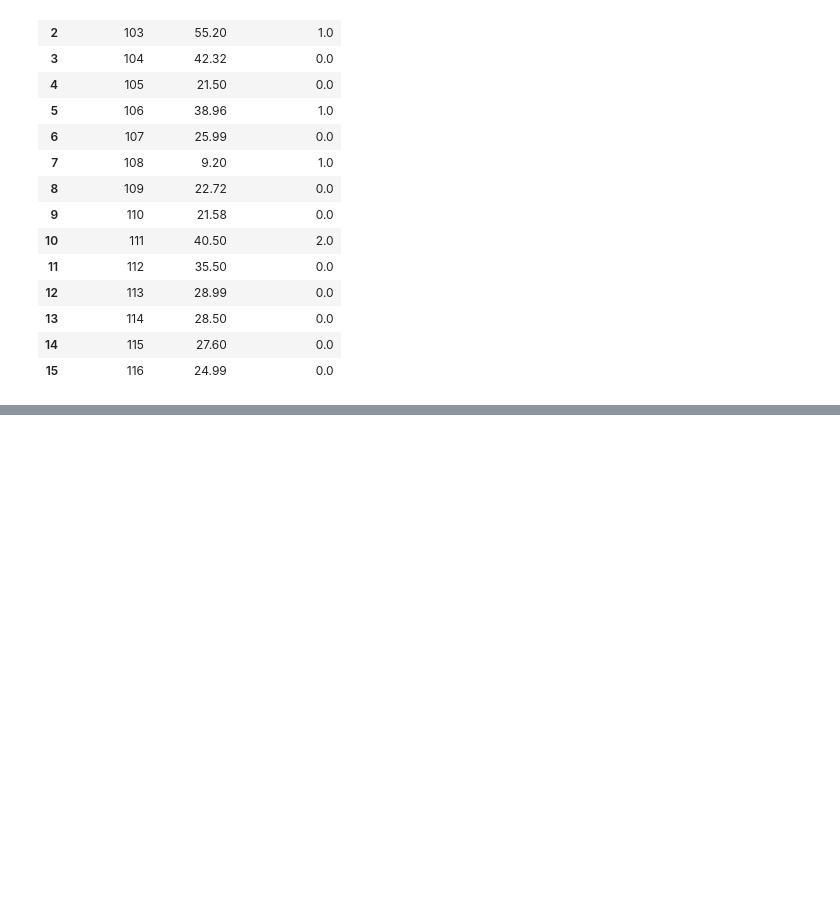
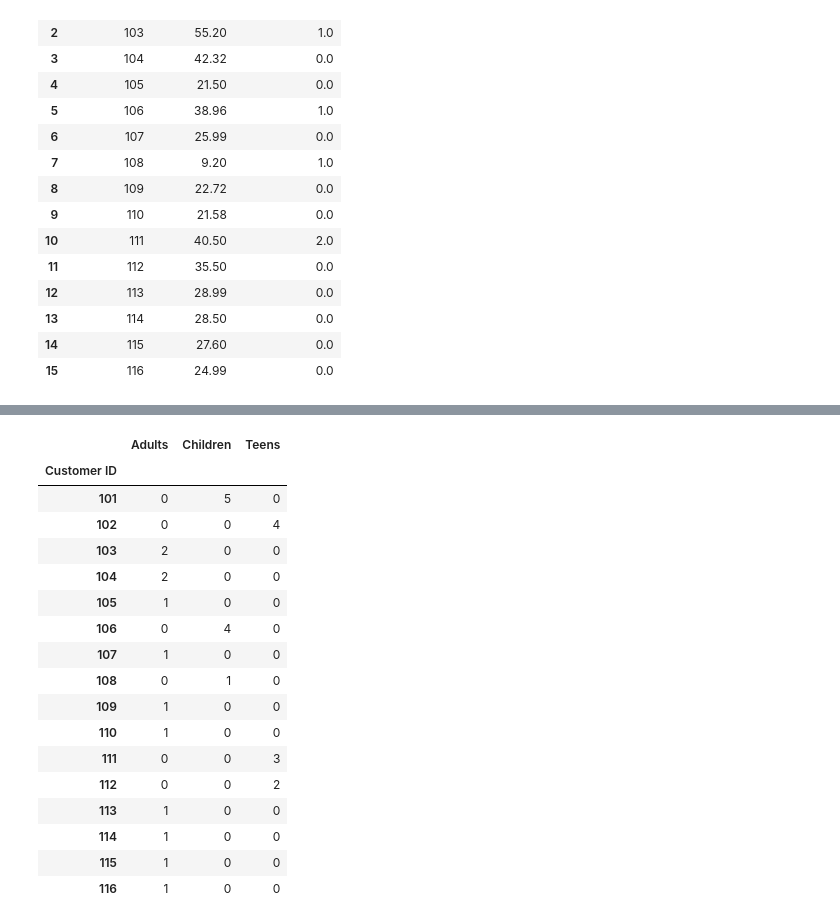
Before and after one commit to Jdalarmi/DataScience, a Jupyter notebook: app/Preparing_for_modeling/Concepts_Analysis.ipynb, the cells around one changed output, grey strips where cells are left out. Drawn from its saved outputs; the diff is of its cells as text; code cells hidden in the pictures; blank space fills up the shorter version.

```diff
--- a/app/Preparing_for_modeling/Concepts_Analysis.ipynb
+++ b/app/Preparing_for_modeling/Concepts_Analysis.ipynb
@@ -134,3 +134,6 @@ total_spend.merge(june_purchases, how="left").fillna(0)
 | 13 | 114 | 28.50 | 0.0 |
 | 14 | 115 | 27.60 | 0.0 |
 | 15 | 116 | 24.99 | 0.0 |
+# %%
+audience_dumies = pd.get_dummies(df_april_may.Audience)
+audience_dumies.head()
@@ -136,0 +147,25 @@ total_spend.merge(june_purchases, how="left").fillna(0)
+# %%
+cust_audience = pd.concat([df_april_may['Customer ID'], audience_dumies], axis=1)
+# %%
+book_types = cust_audience.groupby('Customer ID').sum()
+# %%
+book_types
+# %% [output]
+|  | Adults | Children | Teens |
+| Customer ID |  |  |  |
+| 101 | 0 | 5 | 0 |
+| 102 | 0 | 0 | 4 |
+| 103 | 2 | 0 | 0 |
+| 104 | 2 | 0 | 0 |
+| 105 | 1 | 0 | 0 |
+| 106 | 0 | 4 | 0 |
+| 107 | 1 | 0 | 0 |
+| 108 | 0 | 1 | 0 |
+| 109 | 1 | 0 | 0 |
+| 110 | 1 | 0 | 0 |
+| 111 | 0 | 0 | 3 |
+| 112 | 0 | 0 | 2 |
+| 113 | 1 | 0 | 0 |
+| 114 | 1 | 0 | 0 |
+| 115 | 1 | 0 | 0 |
+| 116 | 1 | 0 | 0 |
```
Also changed, not shown: parts of 1 cell of this notebook, 1 other file.
